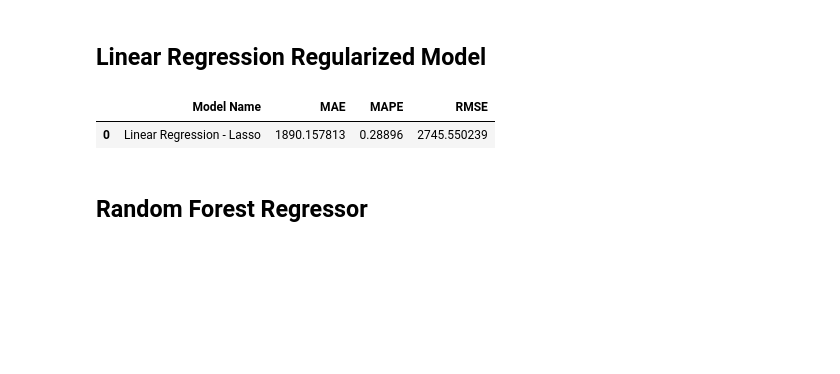
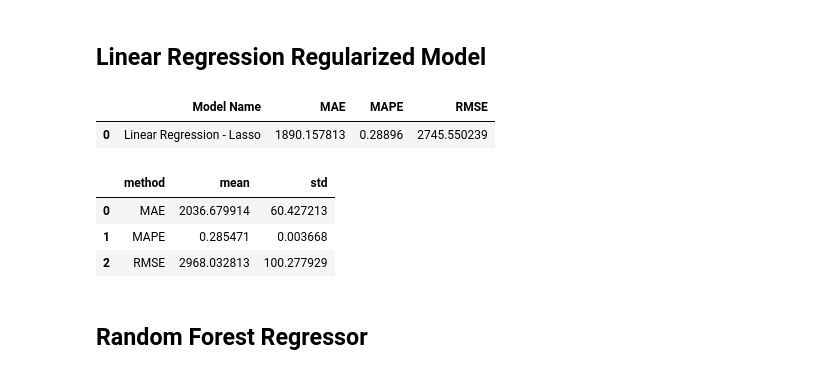
Before and after one commit to biazotogabriel/ds_em_producao, a Jupyter notebook: notebook.ipynb, the cells around one changed output. Saved outputs shown, nothing was run; the diff lists cells and outputs as text; code cells hidden in the pictures; blank space fills up the shorter version.

```diff
--- a/notebook.ipynb
+++ b/notebook.ipynb
@@ -1065,6 +1103,15 @@ lrr_result
 # %% [output]
 |  | Model Name | MAE | MAPE | RMSE |
 | 0 | Linear Regression - Lasso | 1890.157813 | 0.28896 | 2745.550239 |
+# %%
+# cross validation
+lrr_metrics, lrr_summary = cross_validation(lrr, x_training, 5)
+lrr_summary
+# %% [output]
+|  | method | mean | std |
+| 0 | MAE | 2036.679914 | 60.427213 |
+| 1 | MAPE | 0.285471 | 0.003668 |
+| 2 | RMSE | 2968.032813 | 100.277929 |
 # %% [markdown]
 ## Random Forest Regressor
 # %%
```
Also changed, not shown: parts of 15 cells of this notebook.
